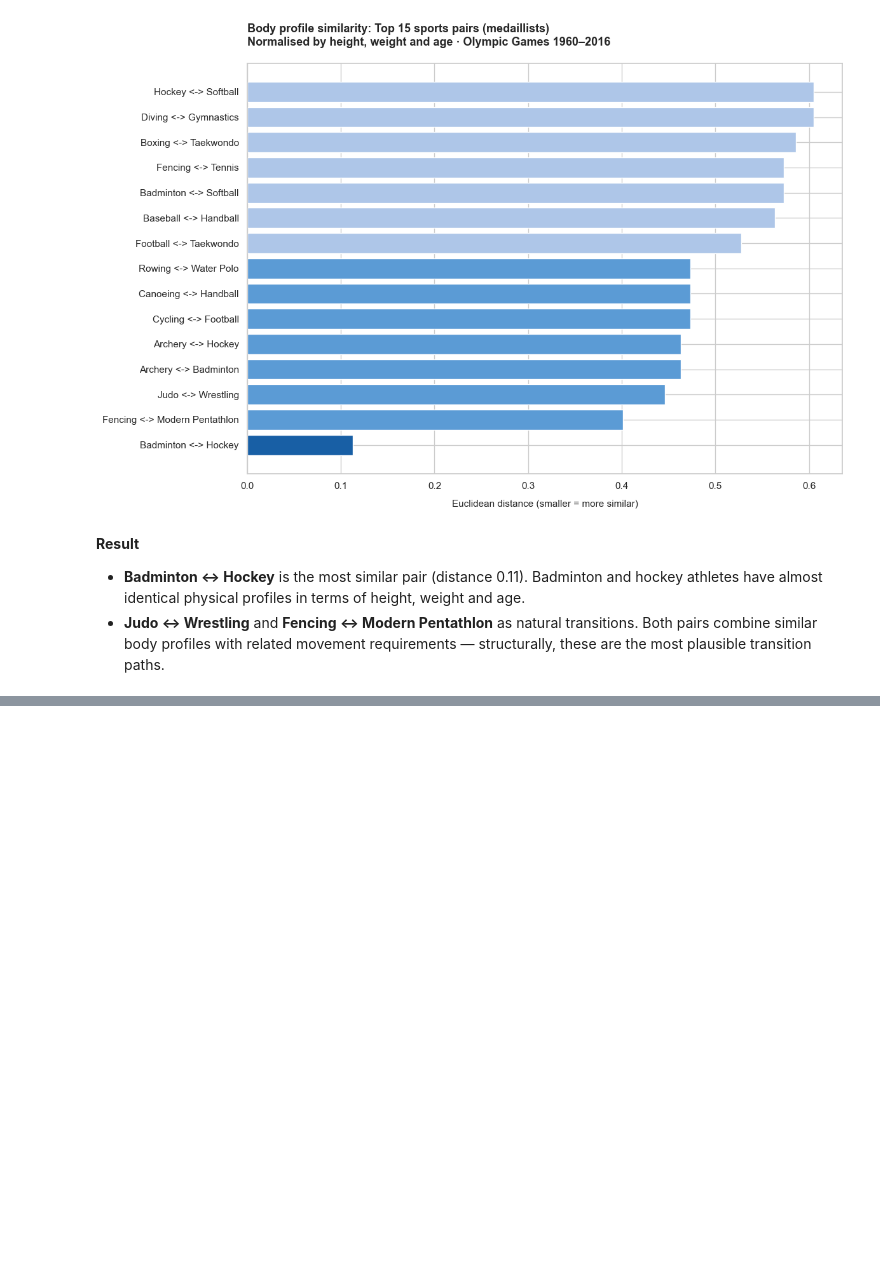
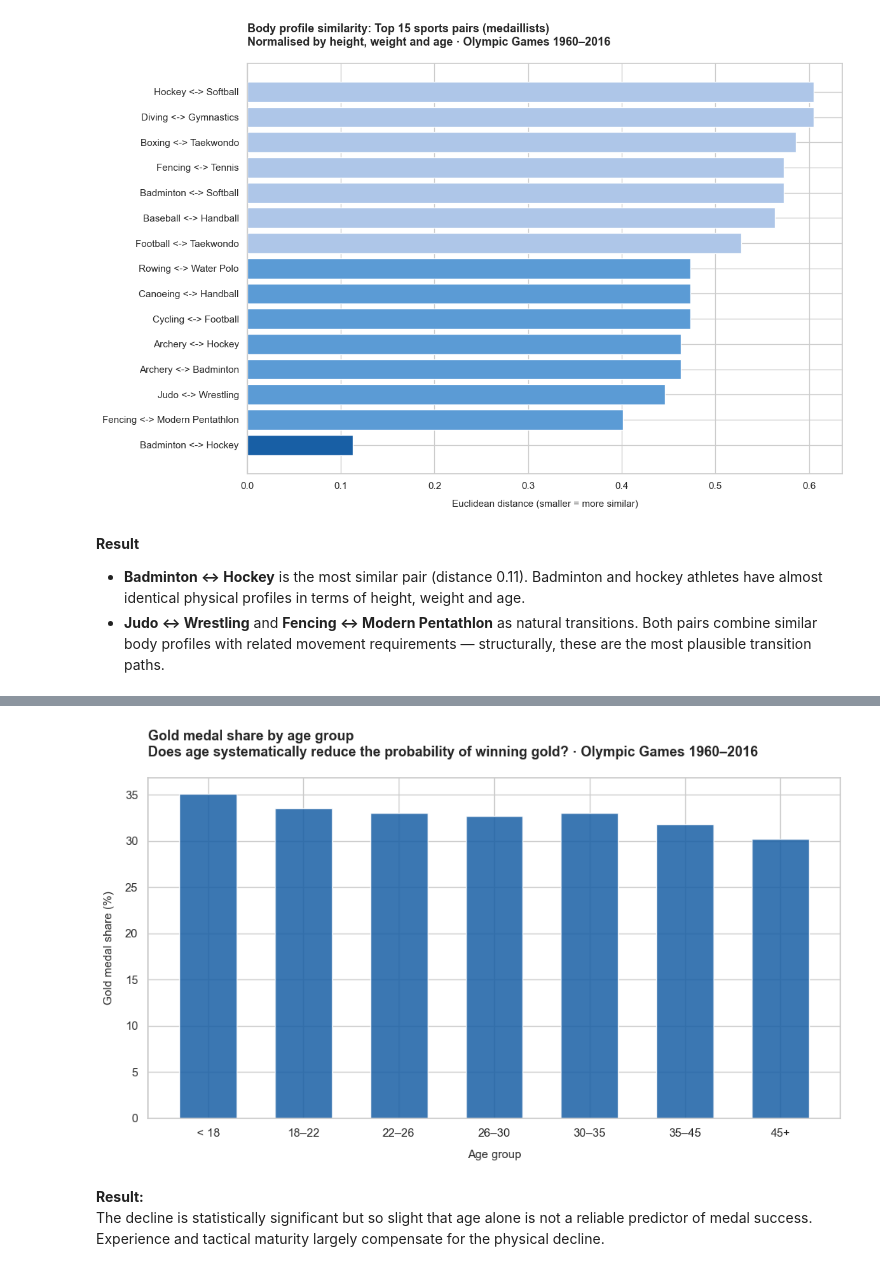
Before and after one commit to andre-janssen/olympic-athlete-analytics, a Jupyter notebook: analysis/olympics_analysis.ipynb, the cells around one changed output, grey strips where cells are left out. Cells and saved outputs as stored; diff of their text form; code cells hidden in the pictures; blank space fills up the shorter version.

Commit message:
Notebook: Age and likelihood of winning a gold medal

```diff
--- a/analysis/olympics_analysis.ipynb
+++ b/analysis/olympics_analysis.ipynb
@@ -372,0 +407,13 @@ plt.show()
+# %%
+gold_by_age = (medal_df.groupby('age_group').agg(
+        total_medals=('medal_name', 'count'),
+        gold_medals=('medal_name', lambda x: (x == 'Gold').sum())
+    )
+    .reset_index()
+)
+
+gold_by_age['gold_pct'] = (
+    gold_by_age['gold_medals'] / gold_by_age['total_medals'] * 100
+).round(1)
+
+print(gold_by_age)
@@ -372,0 +429,26 @@ plt.show()
+# %%
+fig, ax = plt.subplots(figsize=(10, 6))
+
+bars = ax.bar(
+    gold_by_age['age_group'],
+    gold_by_age['gold_pct'],
+    color='#185FA5',
+    alpha=0.85,
+    width=0.6
+)
+
+ax.set_xlabel('Age group', fontsize=11, labelpad=10)
+ax.set_ylabel('Gold medal share (%)', fontsize=11, labelpad=10)
+ax.set_title(
+    'Gold medal share by age group\n'
+    'Does age systematically reduce the probability of winning gold? · Olympic Games 1960–2016',
+    fontsize=13, fontweight='bold', loc='left', pad=20
+)
+
+plt.tight_layout()
+plt.show()
+# %% [output]
+[figure, added]
+# %% [markdown]
+**Result:**
+The decline is statistically significant but so slight that age alone is not a reliable predictor of medal success. Experience and tactical maturity largely compensate for the physical decline.
```
Also changed, not shown: parts of 3 cells of this notebook, 1 other file.
